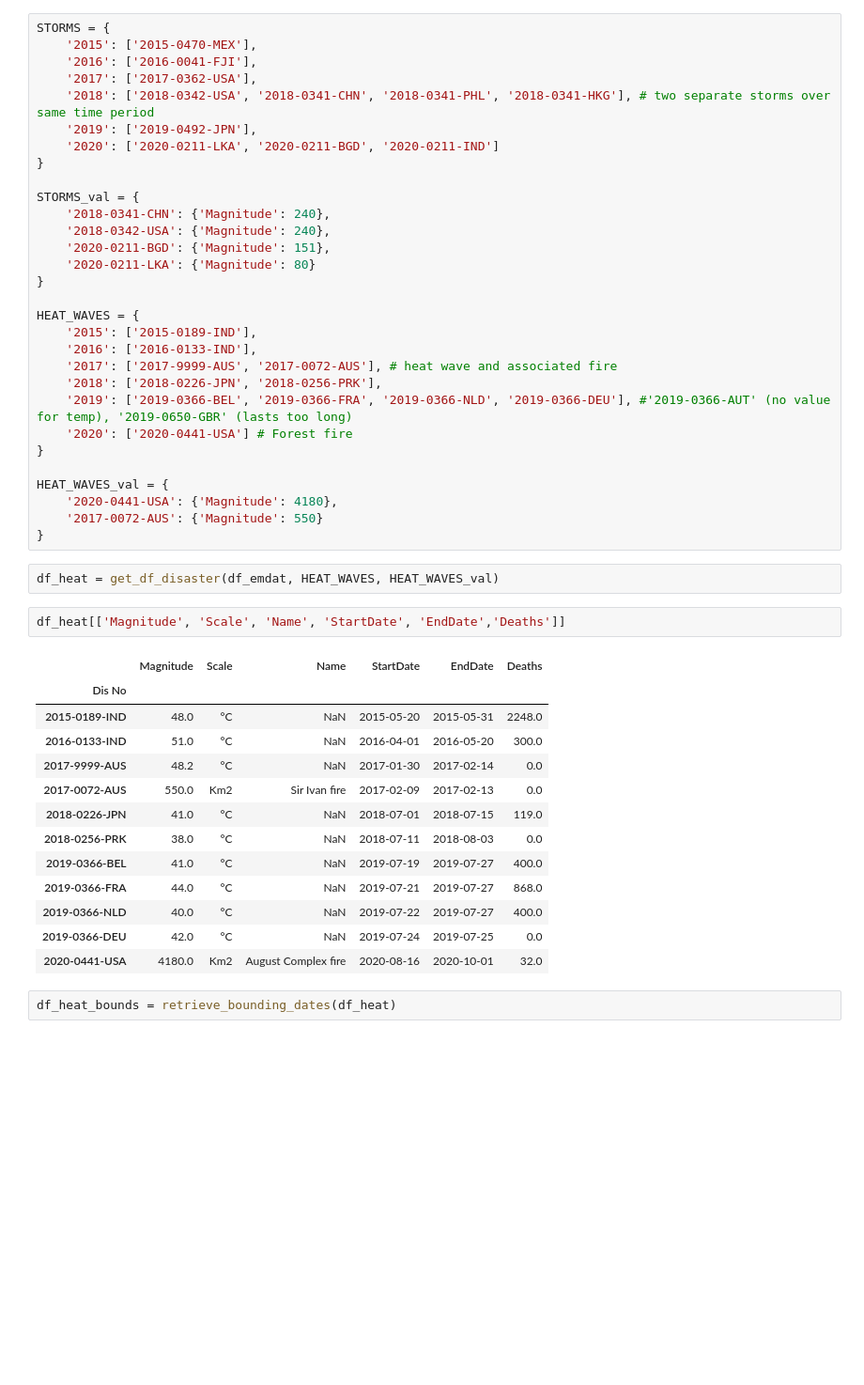
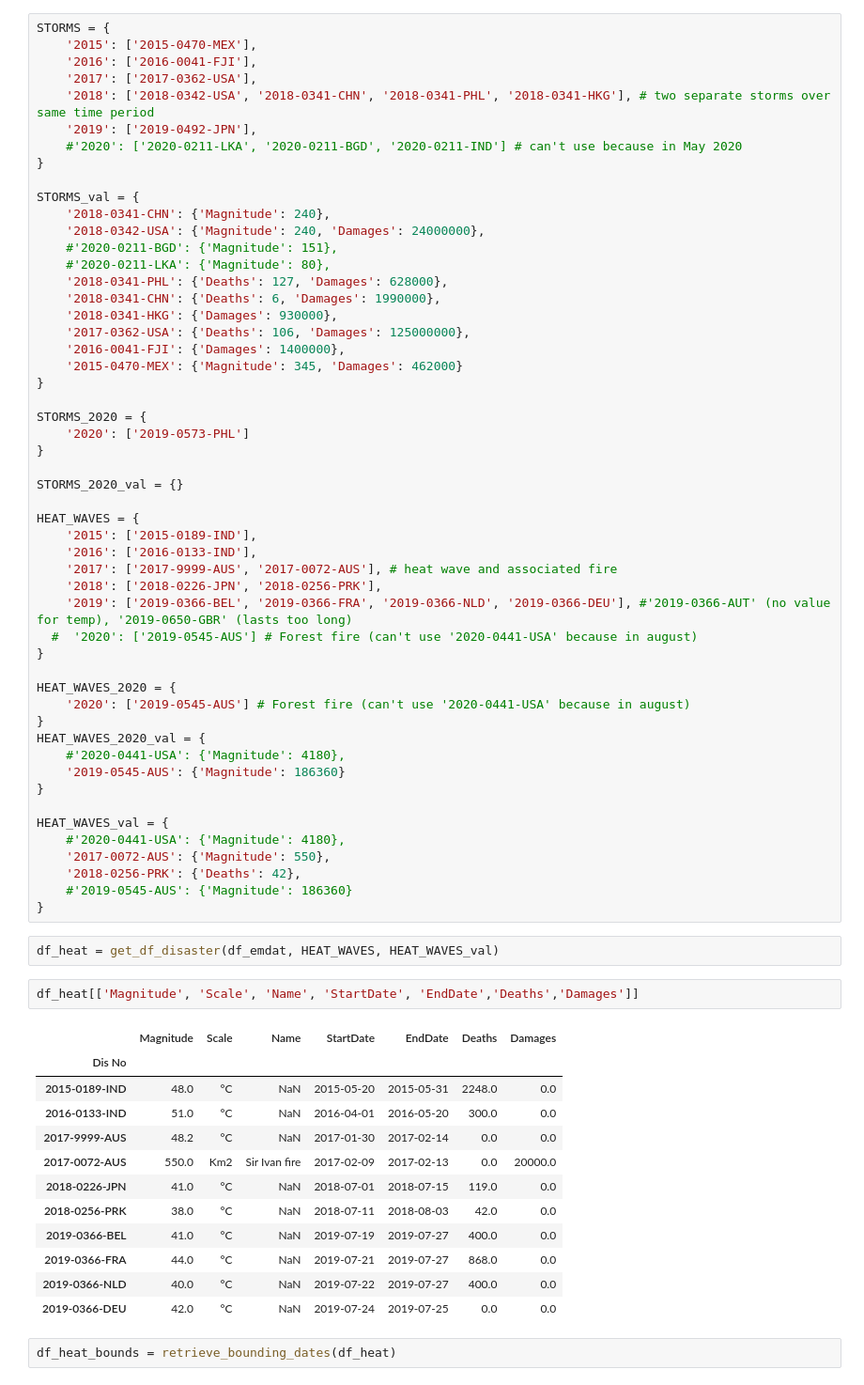
Before and after one commit to epfl-ada/ada-2021-project-data-alchemy, a Jupyter notebook: disaster_extraction.ipynb, the cells around one changed output. Shown: that part at 94% size. Saved outputs shown, nothing was run; the diff lists cells and outputs as text; blank space fills up the shorter version.

```diff
--- a/disaster_extraction.ipynb
+++ b/disaster_extraction.ipynb
@@ -103,15 +67,27 @@ STORMS = {
     '2017': ['2017-0362-USA'],
     '2018': ['2018-0342-USA', '2018-0341-CHN', '2018-0341-PHL', '2018-0341-HKG'], # two separate storms over same time period
     '2019': ['2019-0492-JPN'],
-    '2020': ['2020-0211-LKA', '2020-0211-BGD', '2020-0211-IND']
+    #'2020': ['2020-0211-LKA', '2020-0211-BGD', '2020-0211-IND'] # can't use because in May 2020
 }
 
 STORMS_val = {
     '2018-0341-CHN': {'Magnitude': 240},
-    '2018-0342-USA': {'Magnitude': 240},
-    '2020-0211-BGD': {'Magnitude': 151},
-    '2020-0211-LKA': {'Magnitude': 80}
+    '2018-0342-USA': {'Magnitude': 240, 'Damages': 24000000},
+    #'2020-0211-BGD': {'Magnitude': 151},
+    #'2020-0211-LKA': {'Magnitude': 80},
+    '2018-0341-PHL': {'Deaths': 127, 'Damages': 628000},
+    '2018-0341-CHN': {'Deaths': 6, 'Damages': 1990000},
+    '2018-0341-HKG': {'Damages': 930000},
+    '2017-0362-USA': {'Deaths': 106, 'Damages': 125000000},
+    '2016-0041-FJI': {'Damages': 1400000},
+    '2015-0470-MEX': {'Magnitude': 345, 'Damages': 462000}
 }
+
+STORMS_2020 = {
+    '2020': ['2019-0573-PHL']
+}
+
+STORMS_2020_val = {}
 
 HEAT_WAVES = {
     '2015': ['2015-0189-IND'],
@@ -119,31 +95,40 @@ HEAT_WAVES = {
     '2017': ['2017-9999-AUS', '2017-0072-AUS'], # heat wave and associated fire
     '2018': ['2018-0226-JPN', '2018-0256-PRK'],
     '2019': ['2019-0366-BEL', '2019-0366-FRA', '2019-0366-NLD', '2019-0366-DEU'], #'2019-0366-AUT' (no value for temp), '2019-0650-GBR' (lasts too long)
-    '2020': ['2020-0441-USA'] # Forest fire
+  #  '2020': ['2019-0545-AUS'] # Forest fire (can't use '2020-0441-USA' because in august)
+}
+
+HEAT_WAVES_2020 = {
+    '2020': ['2019-0545-AUS'] # Forest fire (can't use '2020-0441-USA' because in august)
+}
+HEAT_WAVES_2020_val = {
+    #'2020-0441-USA': {'Magnitude': 4180},
+    '2019-0545-AUS': {'Magnitude': 186360}
 }
 
 HEAT_WAVES_val = {
-    '2020-0441-USA': {'Magnitude': 4180},
-    '2017-0072-AUS': {'Magnitude': 550}
+    #'2020-0441-USA': {'Magnitude': 4180},
+    '2017-0072-AUS': {'Magnitude': 550},
+    '2018-0256-PRK': {'Deaths': 42},
+    #'2019-0545-AUS': {'Magnitude': 186360}
 }
 # %%
 df_heat = get_df_disaster(df_emdat, HEAT_WAVES, HEAT_WAVES_val)
 # %%
-df_heat[['Magnitude', 'Scale', 'Name', 'StartDate', 'EndDate','Deaths']]
+df_heat[['Magnitude', 'Scale', 'Name', 'StartDate', 'EndDate','Deaths','Damages']]
 # %% [output]
-|  | Magnitude | Scale | Name | StartDate | EndDate | Deaths |
-| Dis No |  |  |  |  |  |  |
-| 2015-0189-IND | 48.0 | °C | NaN | 2015-05-20 | 2015-05-31 | 2248.0 |
-| 2016-0133-IND | 51.0 | °C | NaN | 2016-04-01 | 2016-05-20 | 300.0 |
-| 2017-9999-AUS | 48.2 | °C | NaN | 2017-01-30 | 2017-02-14 | 0.0 |
-| 2017-0072-AUS | 550.0 | Km2 | Sir Ivan fire | 2017-02-09 | 2017-02-13 | 0.0 |
-| 2018-0226-JPN | 41.0 | °C | NaN | 2018-07-01 | 2018-07-15 | 119.0 |
-| 2018-0256-PRK | 38.0 | °C | NaN | 2018-07-11 | 2018-08-03 | 0.0 |
-| 2019-0366-BEL | 41.0 | °C | NaN | 2019-07-19 | 2019-07-27 | 400.0 |
-| 2019-0366-FRA | 44.0 | °C | NaN | 2019-07-21 | 2019-07-27 | 868.0 |
-| 2019-0366-NLD | 40.0 | °C | NaN | 2019-07-22 | 2019-07-27 | 400.0 |
-| 2019-0366-DEU | 42.0 | °C | NaN | 2019-07-24 | 2019-07-25 | 0.0 |
-| 2020-0441-USA | 4180.0 | Km2 | August Complex fire | 2020-08-16 | 2020-10-01 | 32.0 |
+|  | Magnitude | Scale | Name | StartDate | EndDate | Deaths | Damages |
+| Dis No |  |  |  |  |  |  |  |
+| 2015-0189-IND | 48.0 | °C | NaN | 2015-05-20 | 2015-05-31 | 2248.0 | 0.0 |
+| 2016-0133-IND | 51.0 | °C | NaN | 2016-04-01 | 2016-05-20 | 300.0 | 0.0 |
+| 2017-9999-AUS | 48.2 | °C | NaN | 2017-01-30 | 2017-02-14 | 0.0 | 0.0 |
+| 2017-0072-AUS | 550.0 | Km2 | Sir Ivan fire | 2017-02-09 | 2017-02-13 | 0.0 | 20000.0 |
+| 2018-0226-JPN | 41.0 | °C | NaN | 2018-07-01 | 2018-07-15 | 119.0 | 0.0 |
+| 2018-0256-PRK | 38.0 | °C | NaN | 2018-07-11 | 2018-08-03 | 42.0 | 0.0 |
+| 2019-0366-BEL | 41.0 | °C | NaN | 2019-07-19 | 2019-07-27 | 400.0 | 0.0 |
+| 2019-0366-FRA | 44.0 | °C | NaN | 2019-07-21 | 2019-07-27 | 868.0 | 0.0 |
+| 2019-0366-NLD | 40.0 | °C | NaN | 2019-07-22 | 2019-07-27 | 400.0 | 0.0 |
+| 2019-0366-DEU | 42.0 | °C | NaN | 2019-07-24 | 2019-07-25 | 0.0 | 0.0 |
 # %%
 df_heat_bounds = retrieve_bounding_dates(df_heat)
 # %%
```
Also changed, not shown: parts of 36 cells of this notebook, 3 other files.
